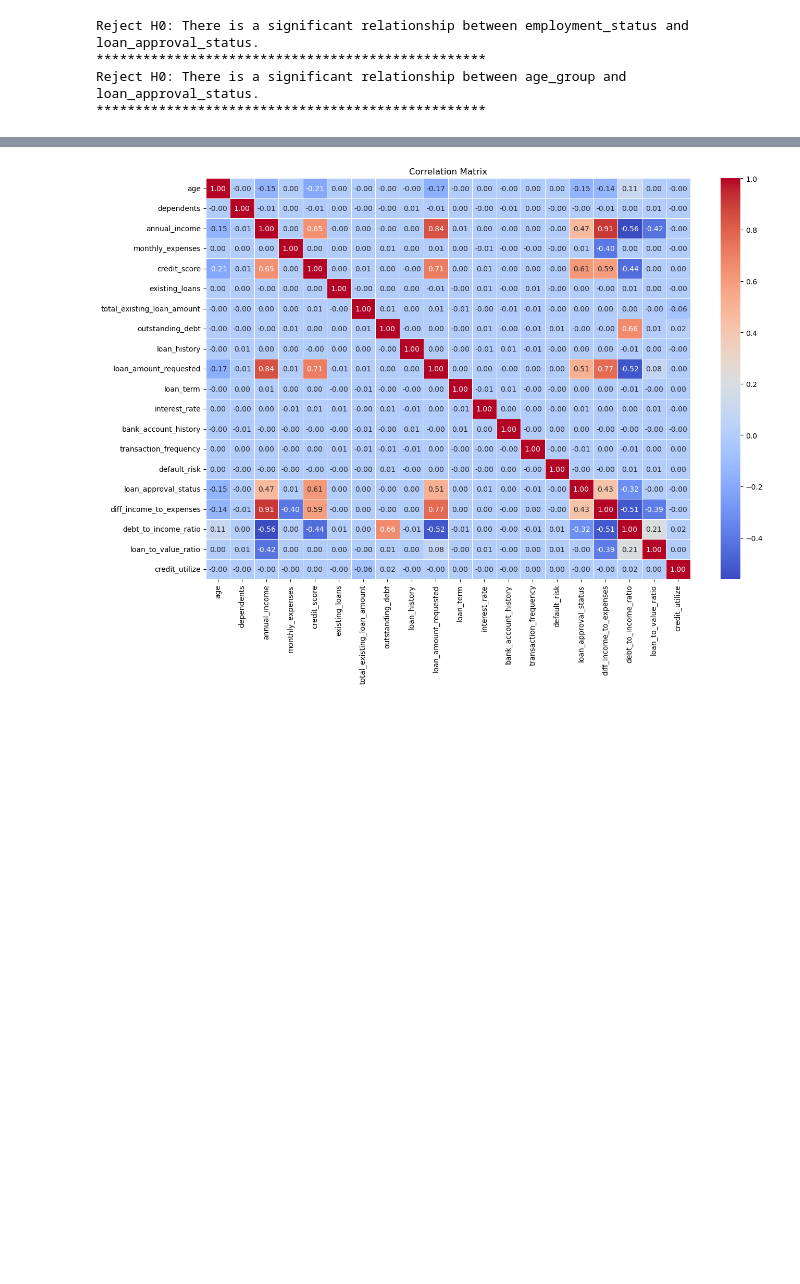
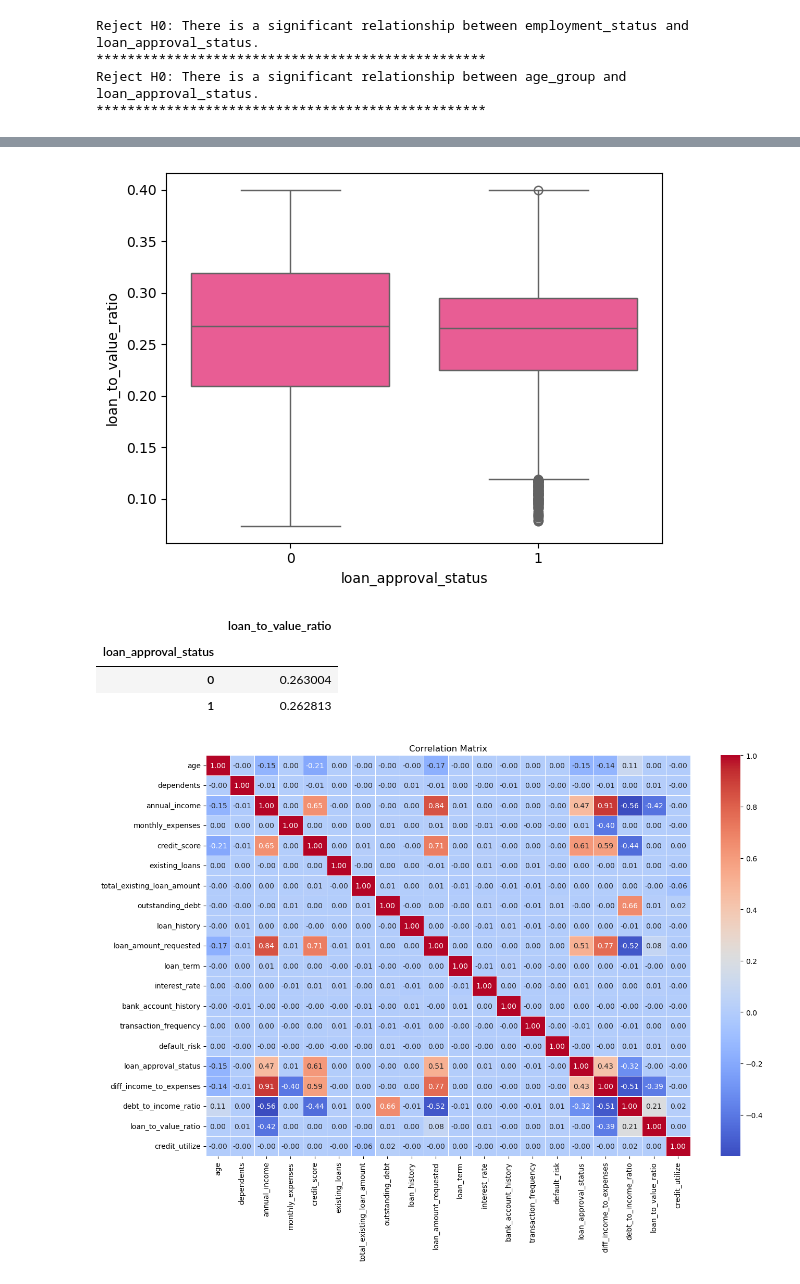
Before and after one commit to DioSurreal/Loan_Approval_End_To_End_Project, a Jupyter notebook: Data_Science_and_Analysis/2_EDA.ipynb, the cells around one changed output, grey strips where cells are left out. Cells and saved outputs as stored; diff of their text form; code cells hidden in the pictures; blank space fills up the shorter version.

```diff
--- a/Data_Science_and_Analysis/2_EDA.ipynb
+++ b/Data_Science_and_Analysis/2_EDA.ipynb
@@ -196,3 +205,20 @@ df['credit_utilize'] = df['outstanding_debt'] / df['total_existing_loan_amount']
+# %%
+sns.boxplot(
+        x='loan_approval_status',
+        y='loan_to_value_ratio',
+        data=df,
+        color='#FF468F'
+    )
+plt.show()
+# %% [output]
+[figure, added]
+# %%
+df.groupby('loan_approval_status')[['loan_to_value_ratio']].mean()
+# %% [output]
+|  | loan_to_value_ratio |
+| loan_approval_status |  |
+| 0 | 0.263004 |
+| 1 | 0.262813 |
 # %%
 numeric_df = df.select_dtypes(include=['int64', 'float64'])
 
```
Also changed, not shown: parts of 6 cells of this notebook, 12 other files.
